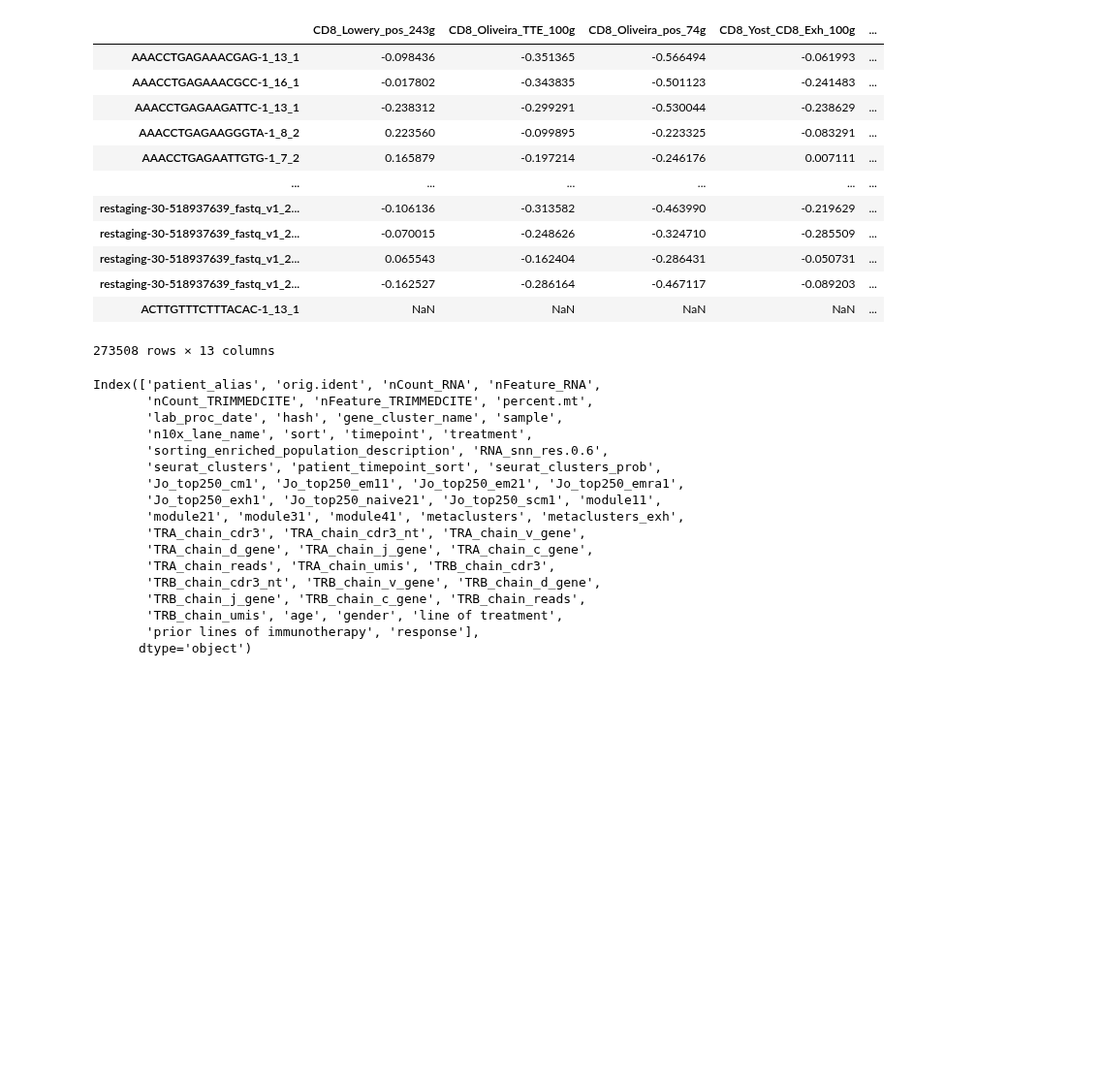
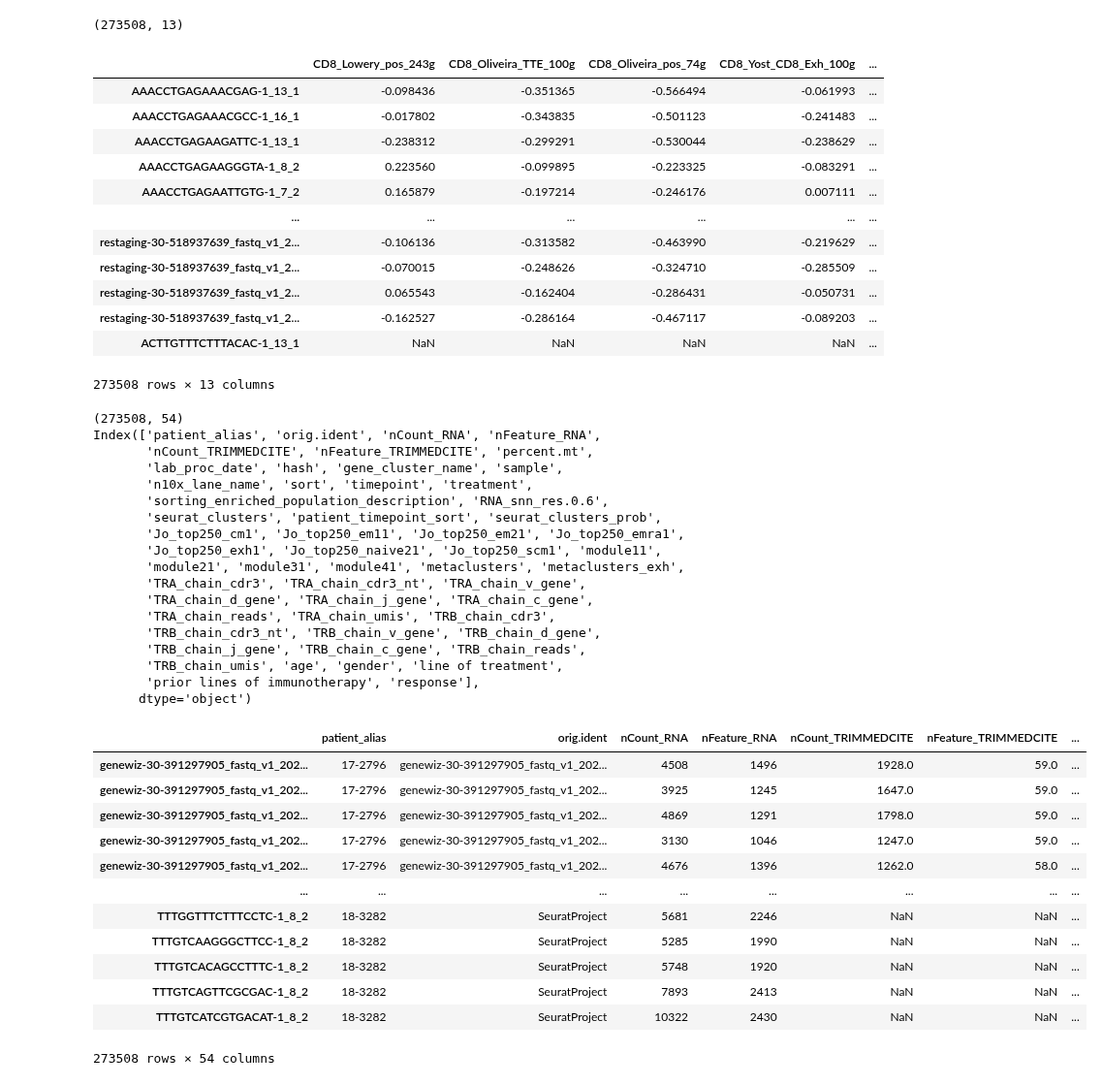
Before and after one commit to Sun-lab/CAT, a Jupyter notebook: Wang_2024/s1_association.ipynb, the cells around one changed output. Shown at 97% size. Cells and saved outputs as stored; diff of their text form; code cells hidden in the pictures; blank space fills up the shorter version.

```diff
--- a/Wang_2024/s1_association.ipynb
+++ b/Wang_2024/s1_association.ipynb
@@ -2,11 +2,11 @@
 import pandas as pd
 import matplotlib.pyplot as plt
 # %%
-df = pd.read_csv("processed_data.csv", index_col=0)
-meta = pd.read_csv("data_from_RDS/cell_metadata.csv", index_col=0)
-
+df = pd.read_csv("cell_meta_data_CD8.csv", index_col=0)
+print(df.shape)
 df
 # %% [output]
+(273508, 13)
 |  | CD8_Lowery_pos_243g | CD8_Oliveira_TTE_100g | CD8_Oliveira_pos_74g | CD8_Yost_CD8_Exh_100g | ... |
 | AAACCTGAGAAACGAG-1_13_1 | -0.098436 | -0.351365 | -0.566494 | -0.061993 | ... |
 | AAACCTGAGAAACGCC-1_16_1 | -0.017802 | -0.343835 | -0.501123 | -0.241483 | ... |
@@ -19,26 +19,41 @@ df
 | restaging-30-518937639_fastq_v1_2... | 0.065543 | -0.162404 | -0.286431 | -0.050731 | ... |
 | restaging-30-518937639_fastq_v1_2... | -0.162527 | -0.286164 | -0.467117 | -0.089203 | ... |
 | ACTTGTTTCTTTACAC-1_13_1 | NaN | NaN | NaN | NaN | ... |
-273508 rows × 13 columns
+273508 rows × 13 columns
 # %%
-#meta.index
-#df.index
-meta.columns
+meta = pd.read_csv("data_from_RDS/cell_metadata.csv", index_col=0)
+print(meta.shape)
+print(meta.columns)
+meta
 # %% [output]
+(273508, 54)
 Index(['patient_alias', 'orig.ident', 'nCount_RNA', 'nFeature_RNA',
        'nCount_TRIMMEDCITE', 'nFeature_TRIMMEDCITE', 'percent.mt',
        'lab_proc_date', 'hash', 'gene_cluster_name', 'sample',
        'n10x_lane_name', 'sort', 'timepoint', 'treatment',
        'sorting_enriched_population_description', 'RNA_snn_res.0.6',
        'seurat_clusters', 'patient_timepoint_sort', 'seurat_clusters_prob',
        'Jo_top250_cm1', 'Jo_top250_em11', 'Jo_top250_em21', 'Jo_top250_emra1',
        'Jo_top250_exh1', 'Jo_top250_naive21', 'Jo_top250_scm1', 'module11',
        'module21', 'module31', 'module41', 'metaclusters', 'metaclusters_exh',
        'TRA_chain_cdr3', 'TRA_chain_cdr3_nt', 'TRA_chain_v_gene',
        'TRA_chain_d_gene', 'TRA_chain_j_gene', 'TRA_chain_c_gene',
        'TRA_chain_reads', 'TRA_chain_umis', 'TRB_chain_cdr3',
        'TRB_chain_cdr3_nt', 'TRB_chain_v_gene', 'TRB_chain_d_gene',
        'TRB_chain_j_gene', 'TRB_chain_c_gene', 'TRB_chain_reads',
        'TRB_chain_umis', 'age', 'gender', 'line of treatment',
        'prior lines of immunotherapy', 'response'],
       dtype='object')
+|  | patient_alias | orig.ident | nCount_RNA | nFeature_RNA | nCount_TRIMMEDCITE | nFeature_TRIMMEDCITE | ... |
+| genewiz-30-391297905_fastq_v1_202... | 17-2796 | genewiz-30-391297905_fastq_v1_202... | 4508 | 1496 | 1928.0 | 59.0 | ... |
+| genewiz-30-391297905_fastq_v1_202... | 17-2796 | genewiz-30-391297905_fastq_v1_202... | 3925 | 1245 | 1647.0 | 59.0 | ... |
+| genewiz-30-391297905_fastq_v1_202... | 17-2796 | genewiz-30-391297905_fastq_v1_202... | 4869 | 1291 | 1798.0 | 59.0 | ... |
+| genewiz-30-391297905_fastq_v1_202... | 17-2796 | genewiz-30-391297905_fastq_v1_202... | 3130 | 1046 | 1247.0 | 59.0 | ... |
+| genewiz-30-391297905_fastq_v1_202... | 17-2796 | genewiz-30-391297905_fastq_v1_202... | 4676 | 1396 | 1262.0 | 58.0 | ... |
+| ... | ... | ... | ... | ... | ... | ... | ... |
+| TTTGGTTTCTTTCCTC-1_8_2 | 18-3282 | SeuratProject | 5681 | 2246 | NaN | NaN | ... |
+| TTTGTCAAGGGCTTCC-1_8_2 | 18-3282 | SeuratProject | 5285 | 1990 | NaN | NaN | ... |
+| TTTGTCACAGCCTTTC-1_8_2 | 18-3282 | SeuratProject | 5748 | 1920 | NaN | NaN | ... |
+| TTTGTCAGTTCGCGAC-1_8_2 | 18-3282 | SeuratProject | 7893 | 2413 | NaN | NaN | ... |
+| TTTGTCATCGTGACAT-1_8_2 | 18-3282 | SeuratProject | 10322 | 2430 | NaN | NaN | ... |
+273508 rows × 54 columns
```
Also changed, not shown: parts of 11 cells of this notebook.
